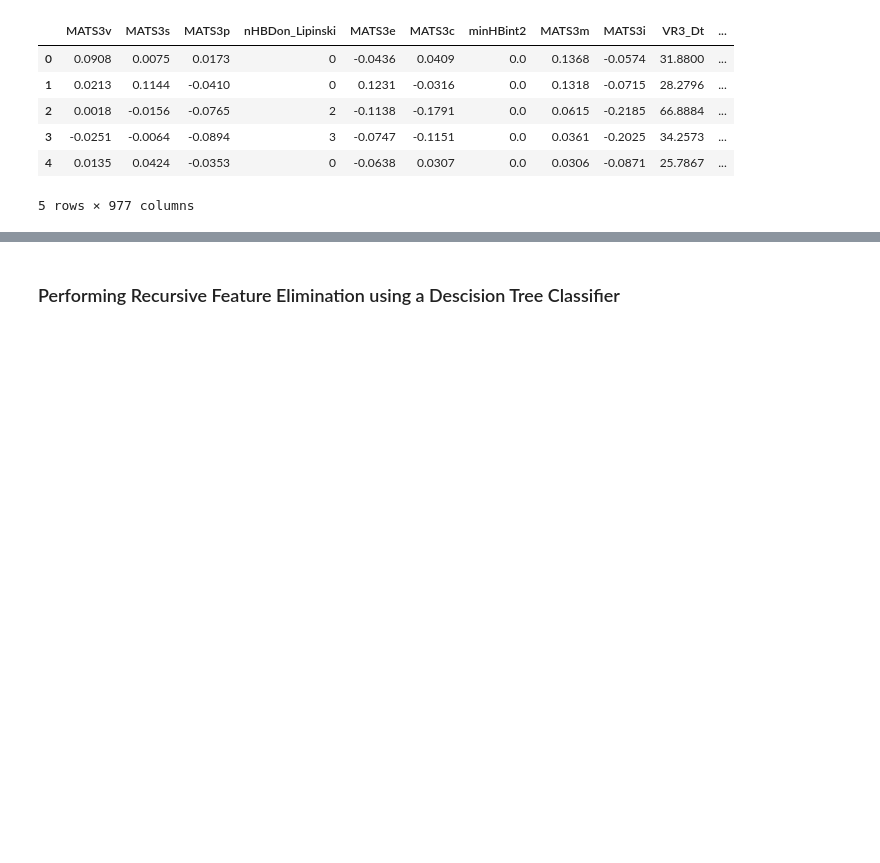
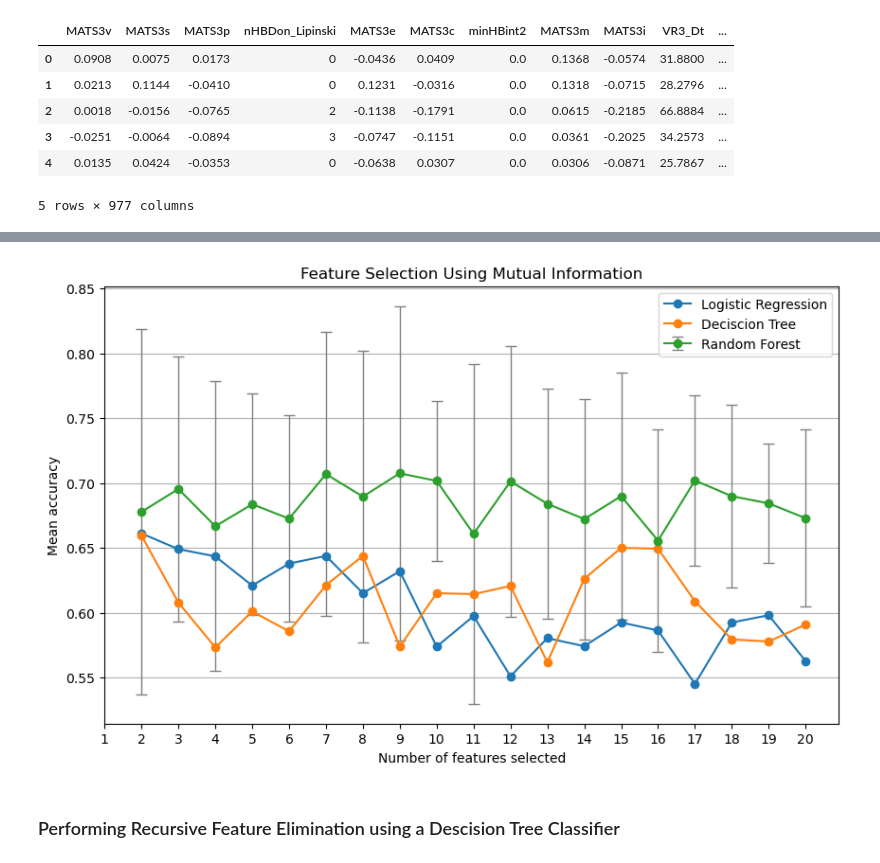
Before and after one commit to MaxVanHout/MSB1015, a Jupyter notebook: feature_selection.ipynb, the cells around one changed output, grey strips where cells are left out. Cells and saved outputs as stored; diff of their text form; code cells hidden in the pictures; blank space fills up the shorter version.

Commit message:
Changing filter method and including more filter models

```diff
--- a/feature_selection.ipynb
+++ b/feature_selection.ipynb
@@ -41,5 +41,5 @@ model = LogisticRegression(solver='liblinear', random_state=42)
 # Define the cross-validation strategy
 cv = StratifiedKFold(n_splits=10)
 # Call the feature_selection_filter()
-results_filter = feature_selection_filter(X, y, model, cv, score_func=f_classif)
+results_filter_log = feature_selection_filter(X, y, model, cv, score_func=mutual_info_classif)
 # %% [output]
@@ -62,0 +65,7 @@ Best CV Mean Accuracy: 0.6722 ± 0.0998
+# %%
+# Define the Deciscion Tree Classifier
+model = DecisionTreeClassifier(random_state=42)
+# Define the cross-validation strategy
+cv = StratifiedKFold(n_splits=10)
+# Call the feature_selection_filter()
+results_filter_dtc = feature_selection_filter(X, y, model, cv, score_func=mutual_info_classif)
@@ -62,0 +92,7 @@ Best CV Mean Accuracy: 0.6722 ± 0.0998
+# %%
+# Define the Random Forest Classifier
+model = RandomForestClassifier(random_state=42)
+# Define the cross-validation strategy
+cv = StratifiedKFold(n_splits=10)
+# Call the feature_selection_filter()
+results_filter_rfc = feature_selection_filter(X, y, model, cv, score_func=mutual_info_classif)
@@ -63,3 +117,53 @@ Best CV Mean Accuracy: 0.6722 ± 0.0998
+# %%
+# Plotting
+plt.figure(figsize=(10, 6))
+plt.xlabel("Number of features selected")
+plt.ylabel("Mean accuracy")
+
+# Plot Logistic Regression results
+plt.errorbar(
+    x=results_filter_log["n_features"],
+    y=results_filter_log["cv_mean_accuracy"],
+
+    fmt='-o',  # Line with markers
+
+    elinewidth=1,  # Width of the error bars
+    capsize=4,  # Add caps at the ends of the error bars
+    label='Logistic Regression'  # Label for legend
+)
+
+# Plot Deciscion Tree n results
+plt.errorbar(
+    x=results_filter_dtc["n_features"],
+    y=results_filter_dtc["cv_mean_accuracy"],
+
+    fmt='-o',  # Line with markers
+
+    elinewidth=1,
+    capsize=4,
+    label='Deciscion Tree'
+)
+
+# Plot Random Forest results
+plt.errorbar(
+    x=results_filter_rfc["n_features"],
+    y=results_filter_rfc["cv_mean_accuracy"],
+    yerr=results_filter_rfc["cv_std_accuracy"],
+    fmt='-o',  # Line with markers
+    ecolor='grey',
+    elinewidth=1,
+    capsize=4,
+    label='Random Forest'
+)
+
+# Set x-ticks to range from 1 to 20
+plt.xticks(ticks=range(1, 21))
+plt.grid(axis='y')
+plt.title("Feature Selection Using Mutual Information")
+plt.legend()
+plt.show()
+# %% [output]
+[figure, added]
 # %% [markdown]
 ### Performing Recursive Feature Elimination using a Descision Tree Classifier
 # %%
```
Also changed, not shown: parts of 12 cells of this notebook, 2 other files.
